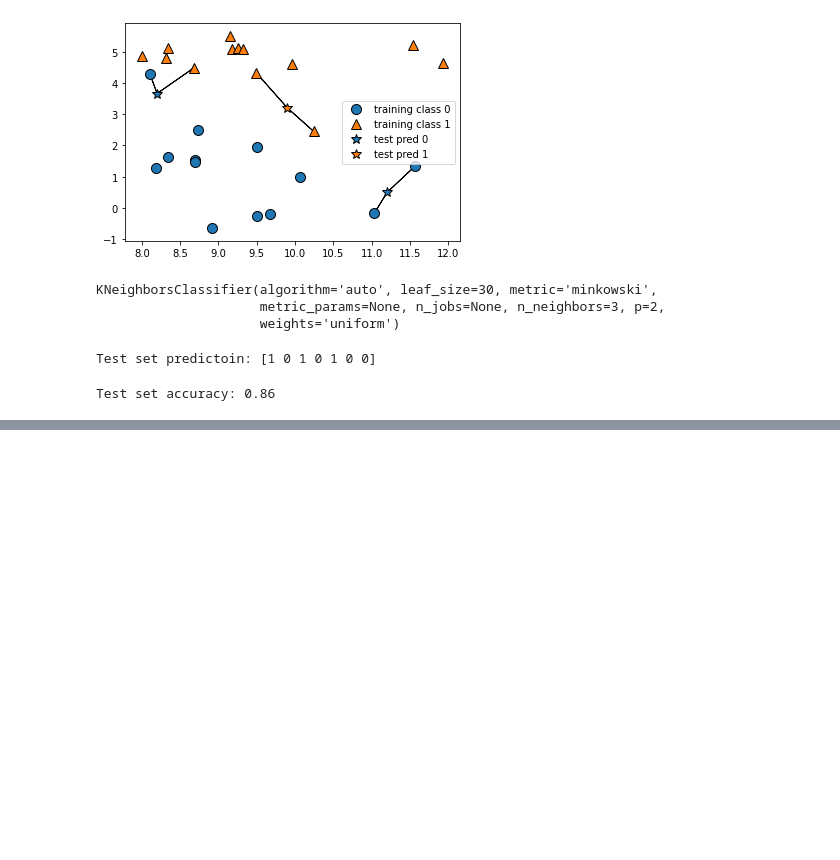
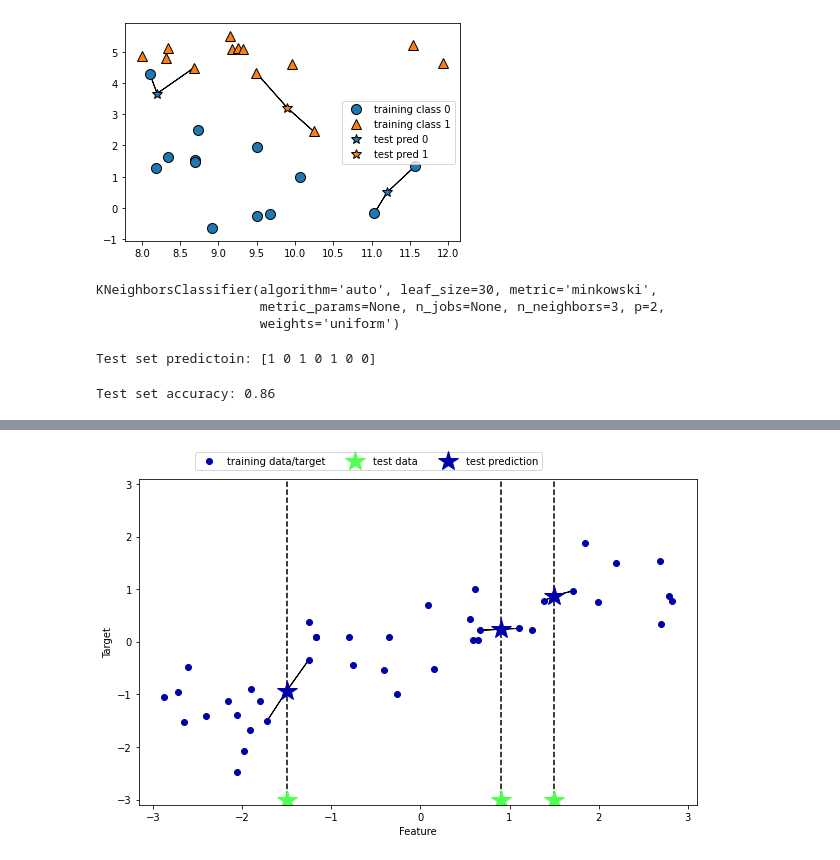
Before and after one commit to seokjinwoo/randomforest, a Jupyter notebook: mglearn.ipynb, the cells around one changed output, grey strips where cells are left out. Cells and saved outputs as stored; diff of their text form; code cells hidden in the pictures; blank space fills up the shorter version.

```diff
--- a/mglearn.ipynb
+++ b/mglearn.ipynb
@@ -185,0 +253,4 @@ for n, ax in zip([1,3,9], axes):
+# %%
+mglearn.plots.plot_knn_regression(n_neighbors=2)
+# %% [output]
+[figure, added]
```
Also changed, not shown: parts of 24 cells of this notebook.
